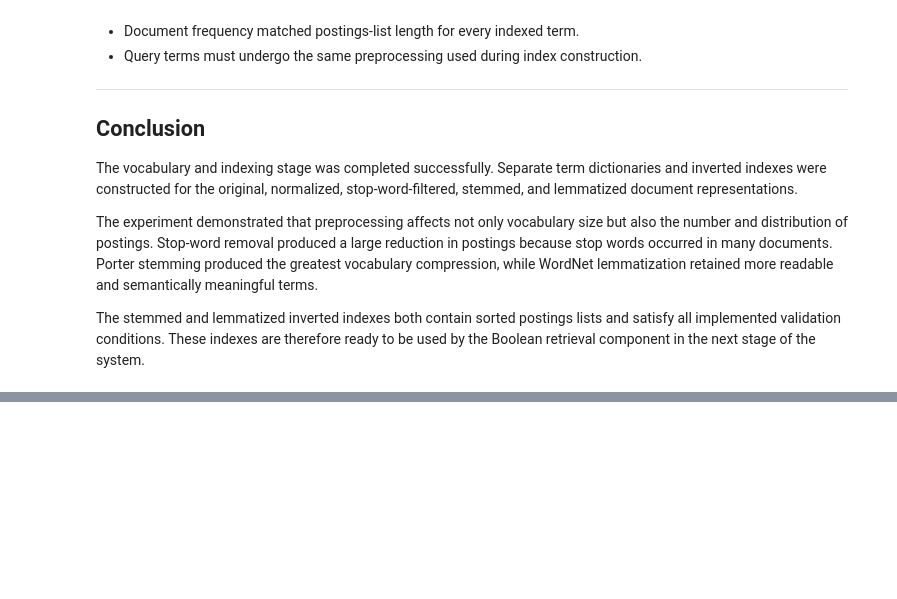
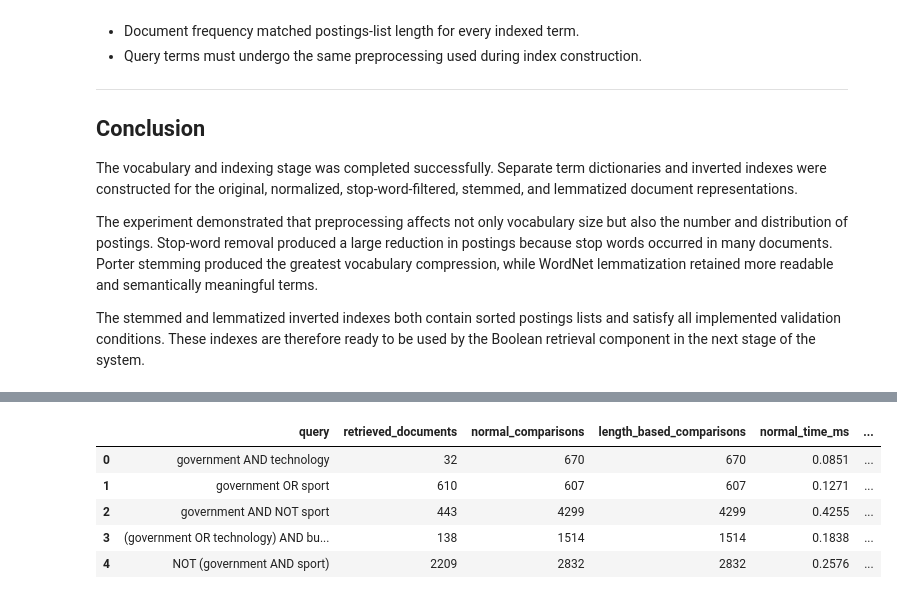
Before and after one commit to 2025ag05271/Information_Retrieval_Assignment_1, a Jupyter notebook: notebooks/bbc_preprocessing_updated.ipynb, the cells around one changed output, grey strips where cells are left out. Cells and saved outputs as stored; diff of their text form; code cells hidden in the pictures; blank space fills up the shorter version.

```diff
--- a/notebooks/bbc_preprocessing_updated.ipynb
+++ b/notebooks/bbc_preprocessing_updated.ipynb
@@ -2320,0 +2338,19 @@ The stemmed and lemmatized inverted indexes both contain sorted postings lists a
+# %%
+# Part C: Boolean Retrieval
+
+import re
+import time
+from dataclasses import dataclass
+
+
+RETRIEVAL_FIELD = "lemmatized"
+
+BOOLEAN_INDEX = inverted_indexes[RETRIEVAL_FIELD]
+ALL_DOCUMENTS = sorted(
+    document["doc_id"]
+    for document in documents
+)
+
+print(f"Retrieval representation: {RETRIEVAL_FIELD}")
+print(f"Number of indexed terms: {len(BOOLEAN_INDEX):,}")
+print(f"Number of documents: {len(ALL_DOCUMENTS):,}")
@@ -2320,0 +2850,64 @@ The stemmed and lemmatized inverted indexes both contain sorted postings lists a
+# %%
+BENCHMARK_REPETITIONS = 100
+timing_rows = []
+
+for query in test_queries:
+    rpn = query_to_rpn(query)
+
+    normal_stats = OperationStats()
+    start_time = time.perf_counter()
+
+    for _ in range(BENCHMARK_REPETITIONS):
+        normal_result = evaluate_rpn(rpn, normal_stats)
+
+    normal_time = time.perf_counter() - start_time
+
+    length_stats = OperationStats()
+    start_time = time.perf_counter()
+
+    for _ in range(BENCHMARK_REPETITIONS):
+        length_result = evaluate_rpn_length_based(
+            rpn,
+            length_stats,
+        )
+
+    length_time = time.perf_counter() - start_time
+
+    assert normal_result == length_result
+
+    timing_rows.append({
+        "query": query,
+        "retrieved_documents": len(normal_result),
+        "normal_comparisons": normal_stats.comparisons
+        // BENCHMARK_REPETITIONS,
+        "length_based_comparisons": (
+            length_stats.comparisons
+            // BENCHMARK_REPETITIONS
+        ),
+        "normal_time_ms": (
+            normal_time * 1000 / BENCHMARK_REPETITIONS
+        ),
+        "length_based_time_ms": (
+            length_time * 1000 / BENCHMARK_REPETITIONS
+        ),
+    })
+
+timing_table = pd.DataFrame(timing_rows)
+
+timing_table[
+    [
+        "query",
+        "retrieved_documents",
+        "normal_comparisons",
+        "length_based_comparisons",
+        "normal_time_ms",
+        "length_based_time_ms",
+    ]
+].round(4)
+# %% [output]
+|  | query | retrieved_documents | normal_comparisons | length_based_comparisons | normal_time_ms | ... |
+| 0 | government AND technology | 32 | 670 | 670 | 0.0851 | ... |
+| 1 | government OR sport | 610 | 607 | 607 | 0.1271 | ... |
+| 2 | government AND NOT sport | 443 | 4299 | 4299 | 0.4255 | ... |
+| 3 | (government OR technology) AND bu... | 138 | 1514 | 1514 | 0.1838 | ... |
+| 4 | NOT (government AND sport) | 2209 | 2832 | 2832 | 0.2576 | ... |
```
Also changed, not shown: parts of 22 cells of this notebook.
